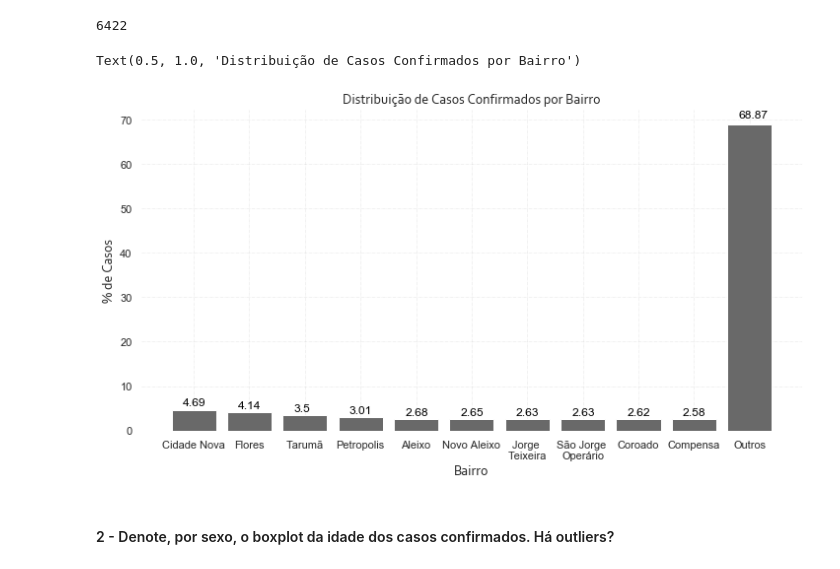
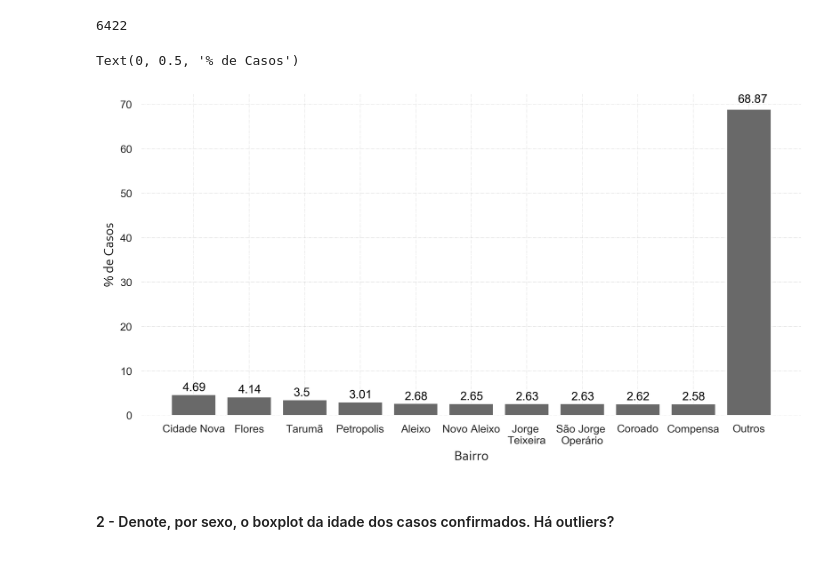
Before and after one commit to jvmdo/rna-pp1-2020, a Jupyter notebook: Código/PP1_redesneurais.ipynb, the cells around one changed output. Drawn from its saved outputs; the diff is of its cells as text; code cells hidden in the pictures.

```diff
--- a/Código/PP1_redesneurais.ipynb
+++ b/Código/PP1_redesneurais.ipynb
@@ -294,30 +294,30 @@ print(total)
 # %% [output]
 6422
 # %%
-fig, ax = plt.subplots(figsize =(12, 6))
+fig, ax = plt.subplots(figsize =(12, 6), dpi=300.0)
 font = {'fontname':'Corbel'}
 
 ax.bar(sigla_bairros, [x/total * 100 for x in top10_casos_bairro], color='dimgray')
 
 for s in ['top', 'bottom', 'left', 'right']:
     ax.spines[s].set_visible(False)
 
 # Add x, y gridlines
 ax.grid(b = True, color ='grey', linestyle ='-.', linewidth = 0.5, alpha = 0.2)
 
 # Add annotation to bars
 for i in ax.patches:
     plt.text(i.get_x() + 0.20, i.get_width() + i.get_height()*1.01,
              str(round(i.get_height(), 2)),
              fontsize = 12, fontweight ='normal',
              color = 'black')
 
 ax.set_xlabel("Bairro", fontsize=14, **font)
 ax.set_ylabel("% de Casos", fontsize=14, **font)
-ax.set_title("Distribuição de Casos Confirmados por Bairro", fontsize=14, **font)
+#ax.set_title("Distribuição de Casos Confirmados por Bairro", fontsize=14, **font)
 # %% [output]
-Text(0.5, 1.0, 'Distribuição de Casos Confirmados por Bairro')
+Text(0, 0.5, '% de Casos')
-[figure, old version]
+[figure, new version]
 # %% [markdown]
 #### 2 - Denote, por sexo, o boxplot da idade dos casos confirmados. Há outliers?
 # %%
```
Also changed, not shown: parts of 8 cells of this notebook.
